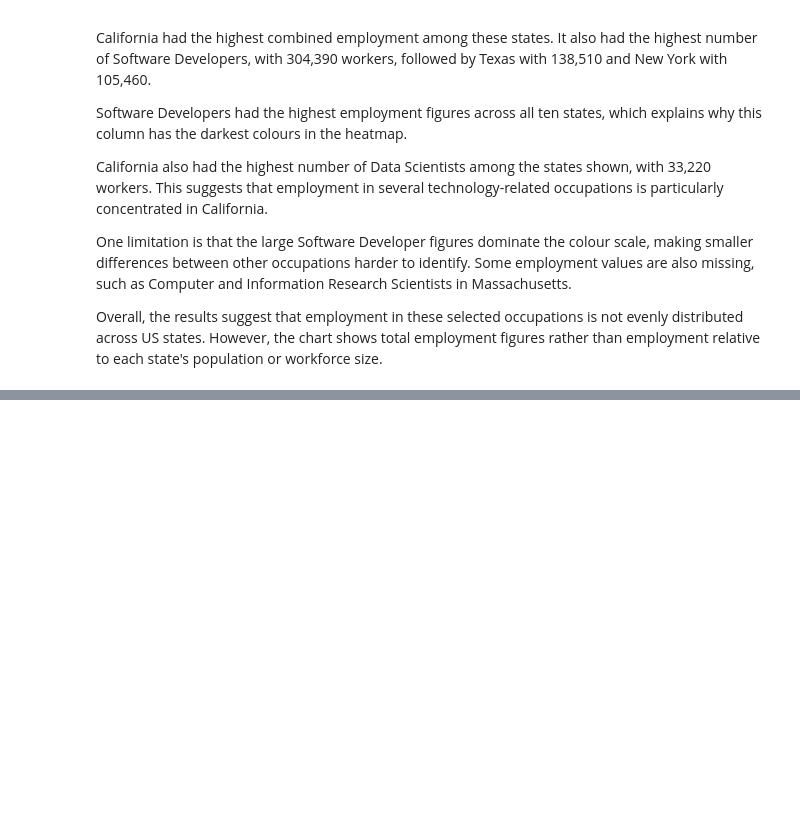
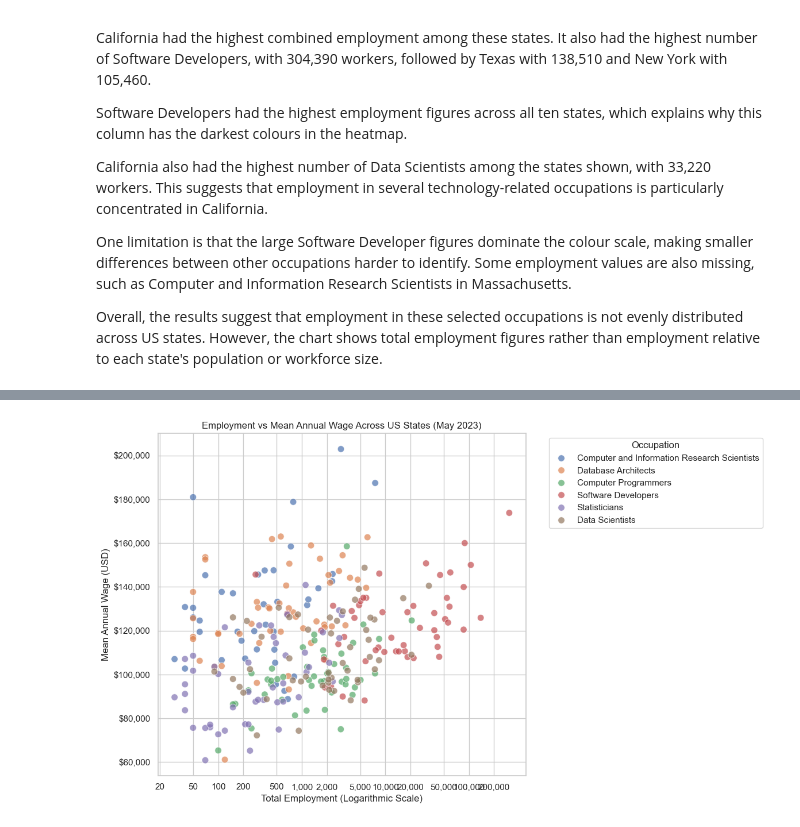
Before and after one commit to Arcanjo-jefferson/USA-AI-Employment-Analysis, a Jupyter notebook: analysis/employment_analysis.ipynb, the cells around one changed output, grey strips where cells are left out. Cells and saved outputs as stored; diff of their text form; code cells hidden in the pictures; blank space fills up the shorter version.

Commit message:
Add employment and salary relationship scatter plot

```diff
--- a/analysis/employment_analysis.ipynb
+++ b/analysis/employment_analysis.ipynb
@@ -950,0 +963,13 @@ Overall, the results suggest that employment in these selected occupations is no
+# %%
+# Select the columns needed for the scatter plot
+scatter_data = df_states[
+    ["AREA_TITLE", "OCC_TITLE", "TOT_EMP", "A_MEAN"]
+].copy()
+
+# Remove records without employment or salary values
+scatter_data = scatter_data.dropna(
+    subset=["TOT_EMP", "A_MEAN"]
+)
+
+# Check how many records are available for each occupation
+scatter_data.groupby("OCC_TITLE").size()
@@ -950,0 +985,40 @@ Overall, the results suggest that employment in these selected occupations is no
+# %%
+plt.figure(figsize=(12, 7))
+
+sns.scatterplot(
+    data=scatter_data,
+    x="TOT_EMP",
+    y="A_MEAN",
+    hue="OCC_TITLE",
+    alpha=0.7,
+    s=70
+)
+plt.xscale("log")
+plt.title("Employment vs Mean Annual Wage Across US States (May 2023)")
+plt.xlabel("Total Employment (Logarithmic Scale)")
+plt.ylabel("Mean Annual Wage (USD)")
+
+# Format the axes
+from matplotlib.ticker import LogLocator, FuncFormatter
+
+plt.gca().xaxis.set_major_locator(
+    LogLocator(base=10, subs=(1, 2, 5))
+)
+
+plt.gca().xaxis.set_major_formatter(
+    FuncFormatter(lambda x, pos: f"{x:,.0f}")
+)
+plt.gca().yaxis.set_major_formatter(
+    StrMethodFormatter("${x:,.0f}")
+)
+
+plt.legend(
+    title="Occupation",
+    bbox_to_anchor=(1.05, 1),
+    loc="upper left"
+)
+
+plt.tight_layout()
+plt.show()
+# %% [output]
+[figure, added]
```
Also changed, not shown: parts of 3 cells of this notebook.
